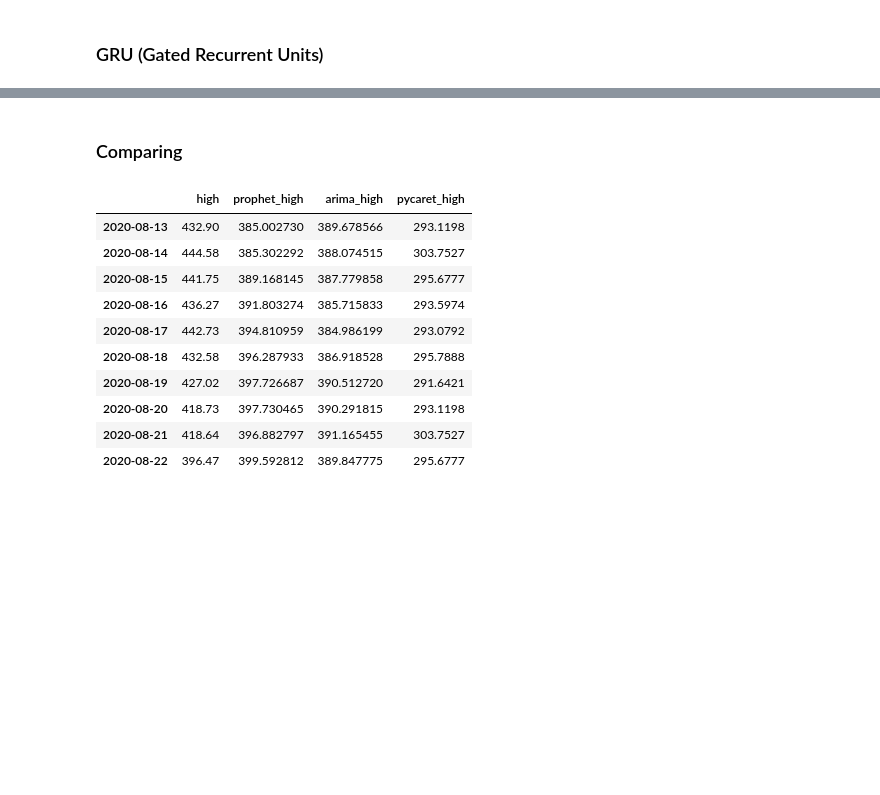
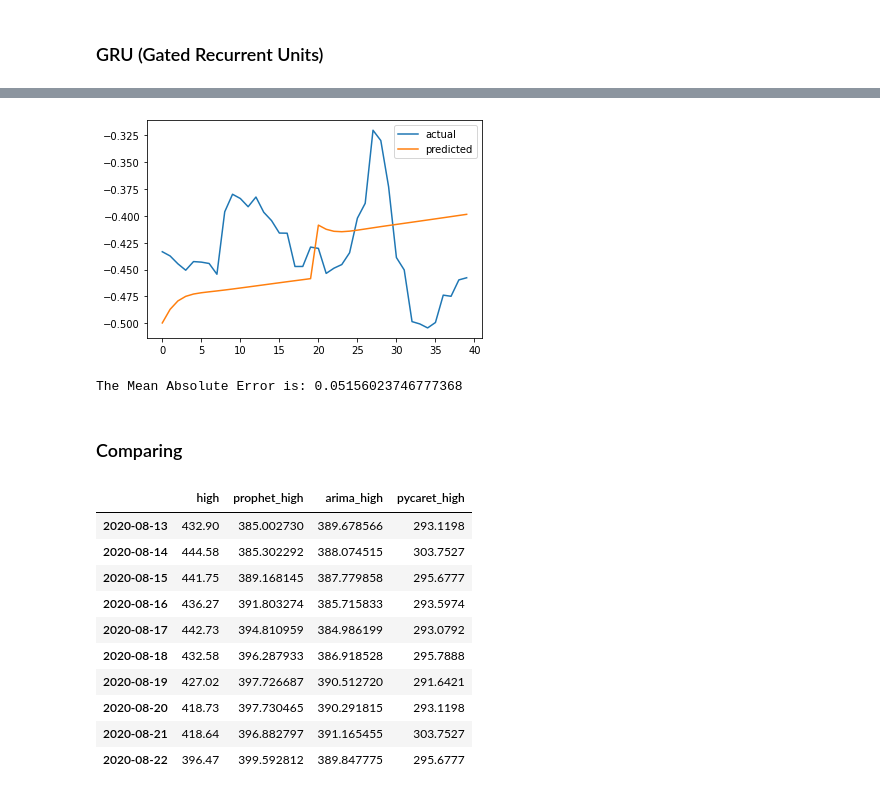
Before and after one commit to juan-ivan-NV/Btc_trading, a Jupyter notebook: Data_extraction_and_models_comparison.ipynb, the cells around one changed output, grey strips where cells are left out. Drawn from its saved outputs; the diff is of its cells as text; code cells hidden in the pictures; blank space fills up the shorter version.

```diff
--- a/Data_extraction_and_models_comparison.ipynb
+++ b/Data_extraction_and_models_comparison.ipynb
@@ -796,3 +787,19 @@ plt.show()
+# %%
+X_test = LSTM_test_inputs
+y_test = LSTM_test_outputs
+
+pred_win1g = predict_sequence_full(regressorGRU, X_test[:20], 20)
+pred_win2g = predict_sequence_full(regressorGRU, X_test[-20:], 20)
+
+plt.plot(y_test, label="actual")
+plt.plot(pred_win1g + pred_win2g, label="predicted")
+plt.legend()
+plt.show()
+MAE = mean_absolute_error(y_test, pred_win1g + pred_win2g)
+print('The Mean Absolute Error is: {}'.format(MAE))
+# %% [output]
+[figure, added]
+The Mean Absolute Error is: 0.05156023746777368
 # %% [markdown]
 ### Comparing
 # %%
```
Also changed, not shown: parts of 13 cells of this notebook.
